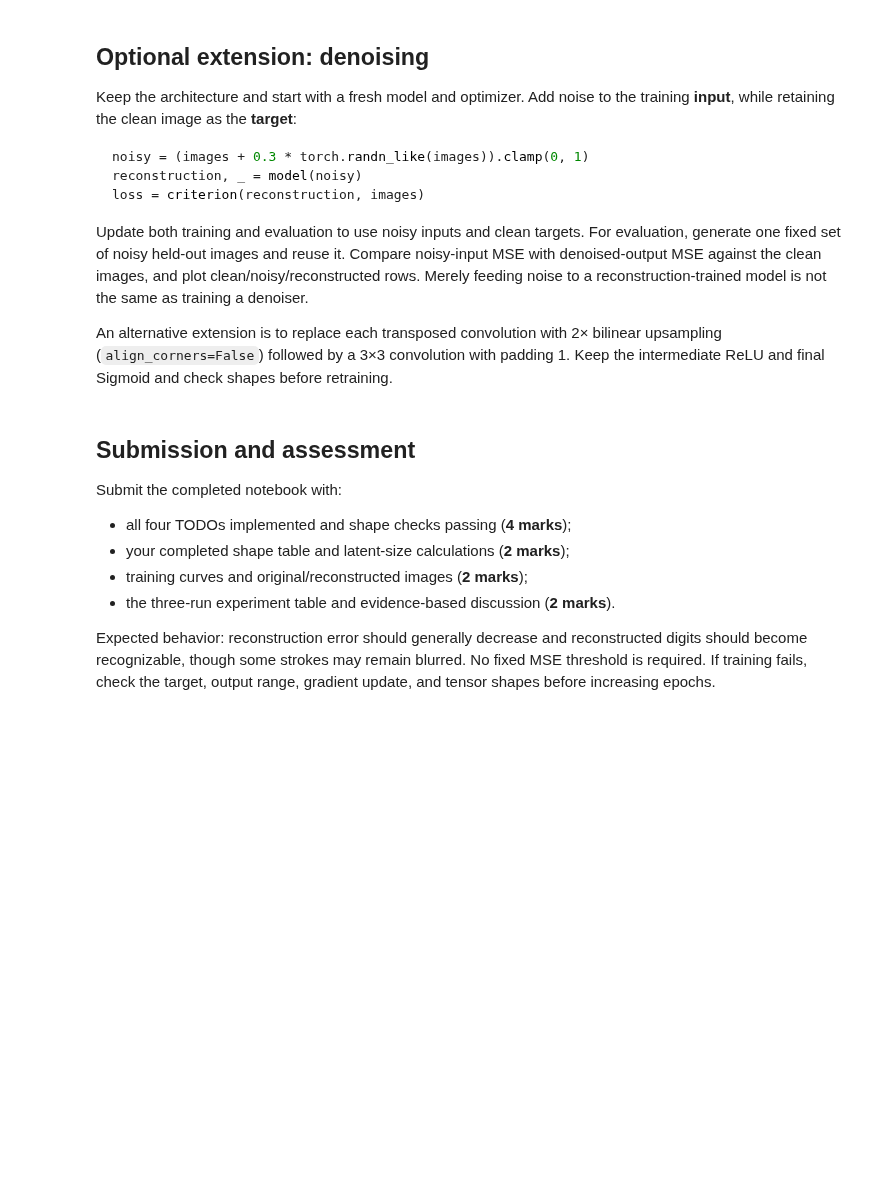
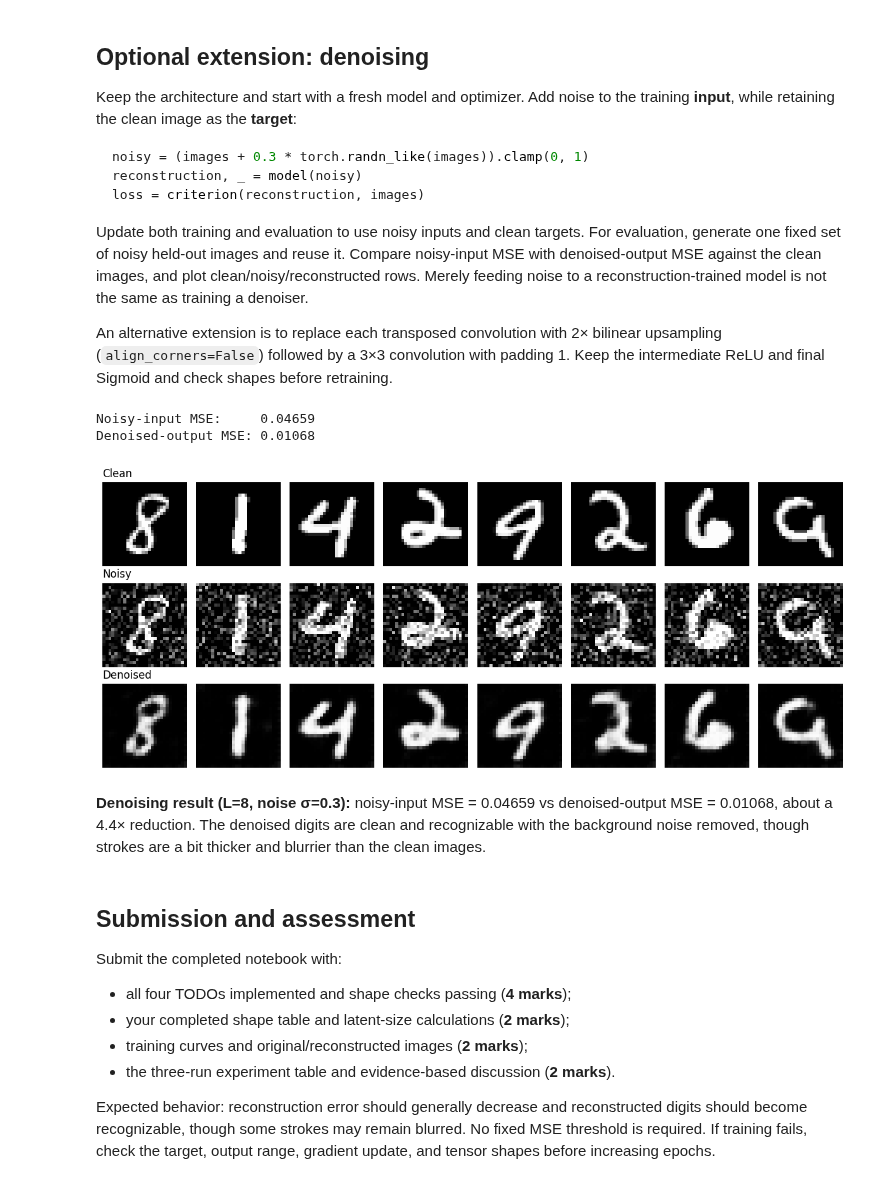
Before and after one commit to Anshupadhyay1419/generative_ai_shared, a Jupyter notebook: module1/labs/submissions/lab1/encoder_decoder_lab_ansh_upadhyay_0017.ipynb, the cells around one changed output. Drawn from its saved outputs; the diff is of its cells as text; code cells hidden in the pictures; blank space fills up the shorter version.

```diff
--- a/module1/labs/submissions/lab1/encoder_decoder_lab_ansh_upadhyay_0017.ipynb
+++ b/module1/labs/submissions/lab1/encoder_decoder_lab_ansh_upadhyay_0017.ipynb
@@ -325,6 +291,32 @@ loss = criterion(reconstruction, images)
 Update both training and evaluation to use noisy inputs and clean targets. For evaluation, generate one fixed set of noisy held-out images and reuse it. Compare noisy-input MSE with denoised-output MSE against the clean images, and plot clean/noisy/reconstructed rows. Merely feeding noise to a reconstruction-trained model is not the same as training a denoiser.
 
 An alternative extension is to replace each transposed convolution with 2× bilinear upsampling (`align_corners=False`) followed by a 3×3 convolution with padding 1. Keep the intermediate ReLU and final Sigmoid and check shapes before retraining.
+# %%
+# Denoising: train on noisy inputs with clean targets; evaluate on one fixed noisy test set.
+denoiser, _ = train_model(LATENT_CHANNELS, noise=0.3)
+denoiser.eval()
+torch.manual_seed(0)
+clean = torch.cat([x for x, _ in test_loader]).to(device)
+noisy = (clean + 0.3 * torch.randn_like(clean)).clamp(0, 1)  # fixed, reused
+with torch.no_grad():
+    denoised = denoiser(noisy)[0]
+print(f"Noisy-input MSE:     {criterion(noisy, clean).item():.5f}")
+print(f"Denoised-output MSE: {criterion(denoised, clean).item():.5f}")
+
+fig, axes = plt.subplots(3, 8, figsize=(12, 5))
+for row, (name, imgs) in enumerate([("Clean", clean), ("Noisy", noisy), ("Denoised", denoised)]):
+    for i in range(8):
+        axes[row, i].imshow(imgs[i, 0].cpu(), cmap="gray", vmin=0, vmax=1)
+        axes[row, i].axis("off")
+    axes[row, 0].set_title(name, loc="left")
+plt.tight_layout()
+plt.show()
+# %% [output]
+Noisy-input MSE:     0.04659
+Denoised-output MSE: 0.01068
+[figure, added]
+# %% [markdown]
+**Denoising result (L=8, noise σ=0.3):** noisy-input MSE = 0.04659 vs denoised-output MSE = 0.01068, about a 4.4× reduction. The denoised digits are clean and recognizable with the background noise removed, though strokes are a bit thicker and blurrier than the clean images.
 # %% [markdown]
 ## Submission and assessment
 Submit the completed notebook with:
```
Also changed, not shown: parts of 12 cells of this notebook.
